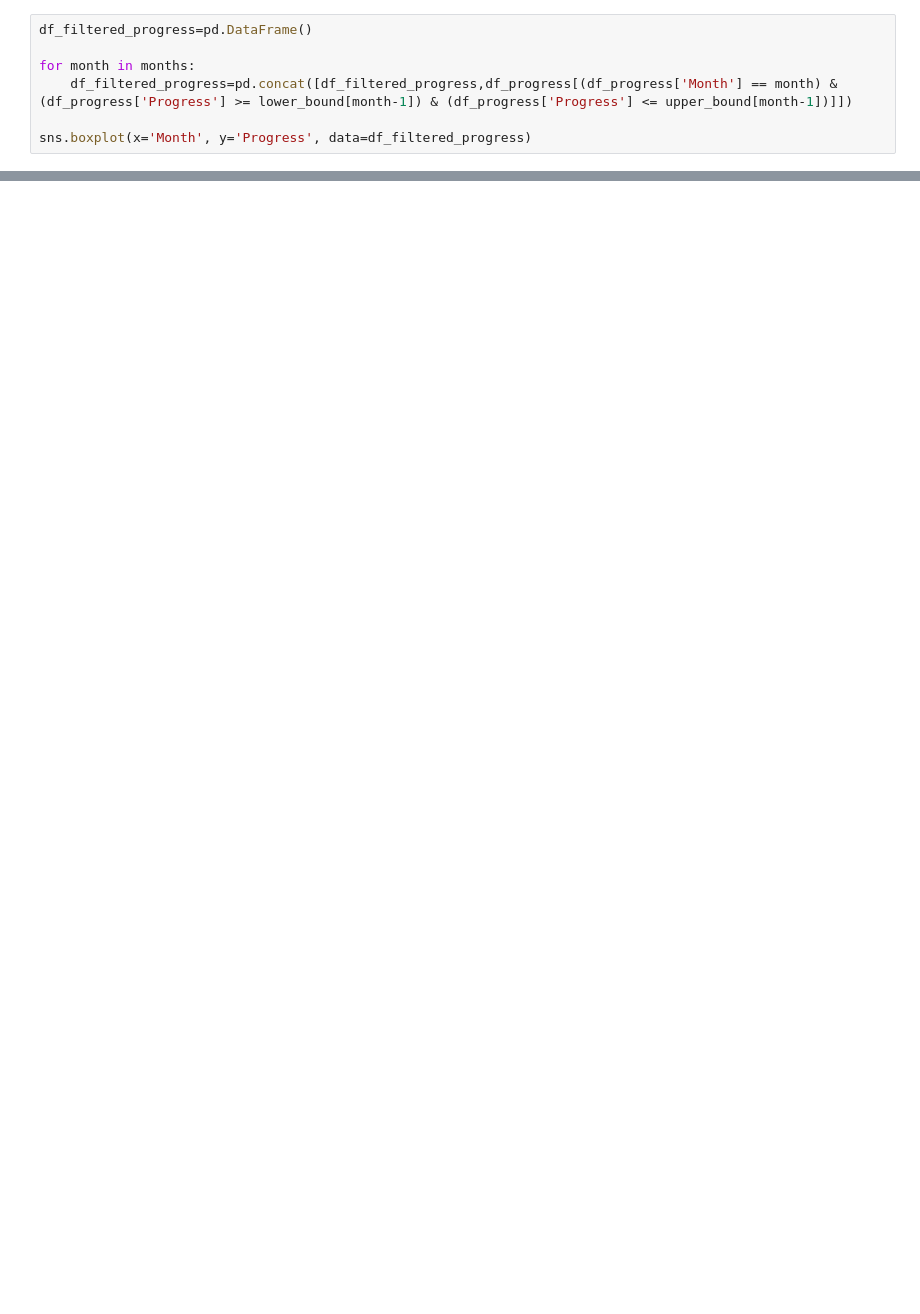
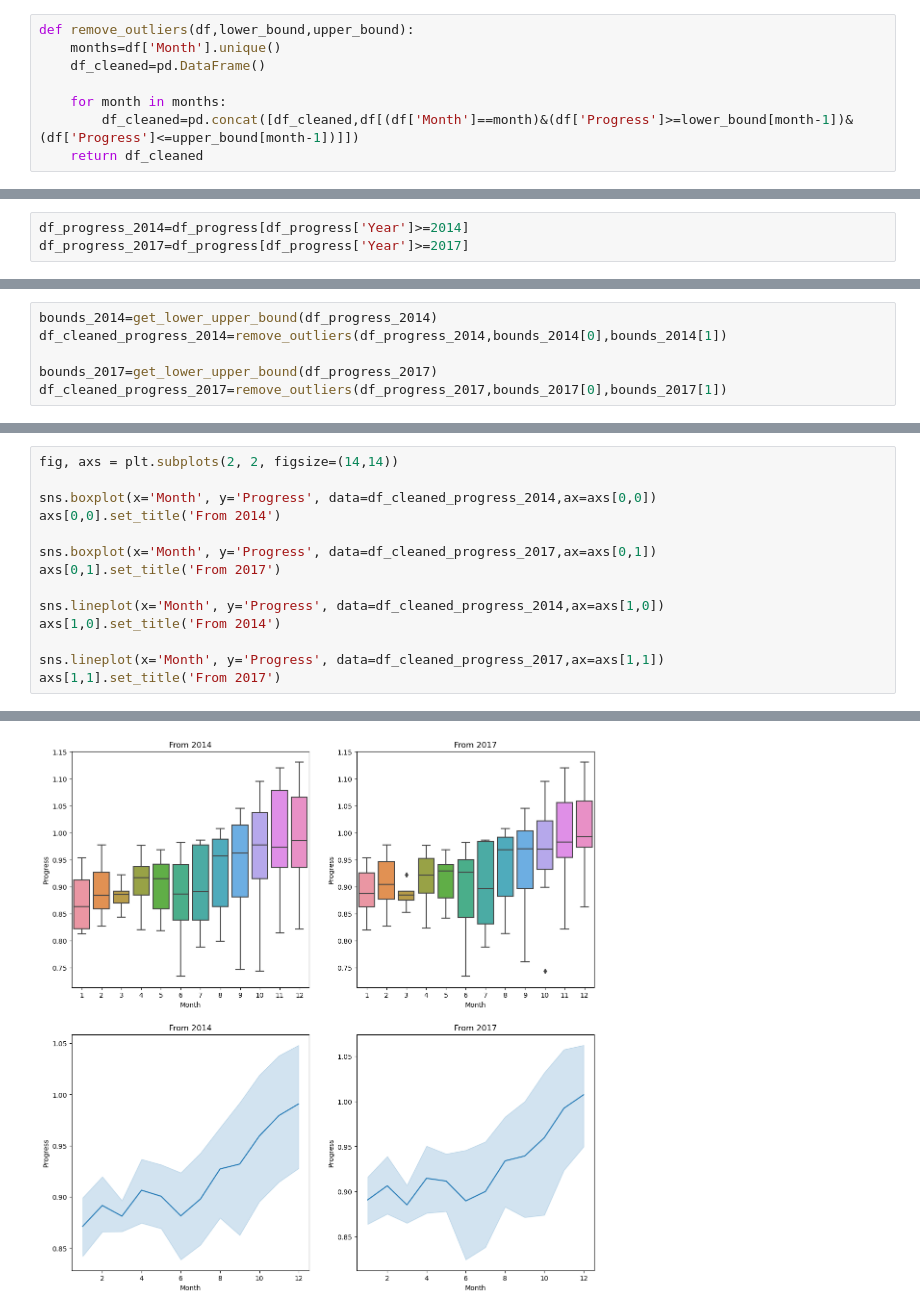
Before and after one commit to BrandonRafaelLovelyno/BBCA-Analysis-Prediction, a Jupyter notebook: analysis/monthly-progress-by-book-value.ipynb, the cells around one changed output, grey strips where cells are left out. Saved outputs shown, nothing was run; the diff lists cells and outputs as text; blank space fills up the shorter version.

Commit message:
feat : monthly progress by book value

```diff
--- a/analysis/monthly-progress-by-book-value.ipynb
+++ b/analysis/monthly-progress-by-book-value.ipynb
@@ -46,7 +26,8 @@ Removing outlier from each progress outliers from each month
 # %%
-df_filtered_progress=pd.DataFrame()
+def remove_outliers(df,lower_bound,upper_bound):
+    months=df['Month'].unique()
+    df_cleaned=pd.DataFrame()
 
-for month in months:
-    df_filtered_progress=pd.concat([df_filtered_progress,df_progress[(df_progress['Month'] == month) & (df_progress['Progress'] >= lower_bound[month-1]) & (df_progress['Progress'] <= upper_bound[month-1])]])
-
-sns.boxplot(x='Month', y='Progress', data=df_filtered_progress)
+    for month in months:
+        df_cleaned=pd.concat([df_cleaned,df[(df['Month']==month)&(df['Progress']>=lower_bound[month-1])&(df['Progress']<=upper_bound[month-1])]])
+    return df_cleaned
@@ -79,0 +36,3 @@ df_filtered_progress.to_csv('../data/output/monthly-progress-by-book-value.csv',
+# %%
+df_progress_2014=df_progress[df_progress['Year']>=2014]
+df_progress_2017=df_progress[df_progress['Year']>=2017]
@@ -79,0 +41,6 @@ df_filtered_progress.to_csv('../data/output/monthly-progress-by-book-value.csv',
+# %%
+bounds_2014=get_lower_upper_bound(df_progress_2014)
+df_cleaned_progress_2014=remove_outliers(df_progress_2014,bounds_2014[0],bounds_2014[1])
+
+bounds_2017=get_lower_upper_bound(df_progress_2017)
+df_cleaned_progress_2017=remove_outliers(df_progress_2017,bounds_2017[0],bounds_2017[1])
@@ -79,0 +49,15 @@ df_filtered_progress.to_csv('../data/output/monthly-progress-by-book-value.csv',
+# %%
+fig, axs = plt.subplots(2, 2, figsize=(14,14))
+
+sns.boxplot(x='Month', y='Progress', data=df_cleaned_progress_2014,ax=axs[0,0])
+axs[0,0].set_title('From 2014')
+
+sns.boxplot(x='Month', y='Progress', data=df_cleaned_progress_2017,ax=axs[0,1])
+axs[0,1].set_title('From 2017')
+
+sns.lineplot(x='Month', y='Progress', data=df_cleaned_progress_2014,ax=axs[1,0])
+axs[1,0].set_title('From 2014')
+
+sns.lineplot(x='Month', y='Progress', data=df_cleaned_progress_2017,ax=axs[1,1])
+axs[1,1].set_title('From 2017')
+# %% [output]
@@ -79,0 +65 @@ df_filtered_progress.to_csv('../data/output/monthly-progress-by-book-value.csv',
+[figure, added]
```
Also changed, not shown: parts of 20 cells of this notebook, 2 other files.
